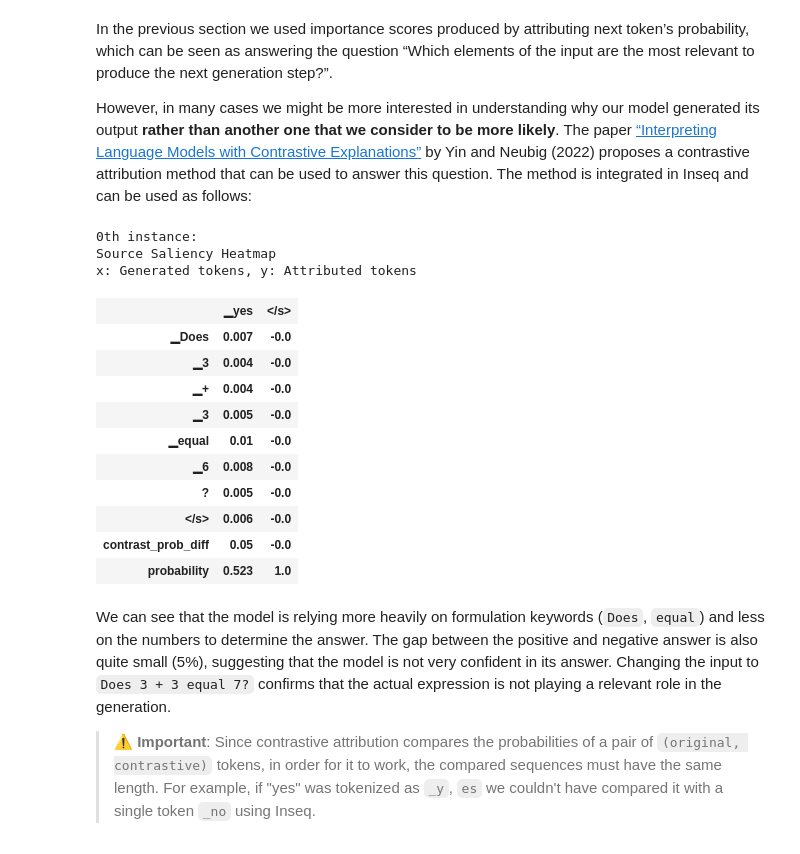
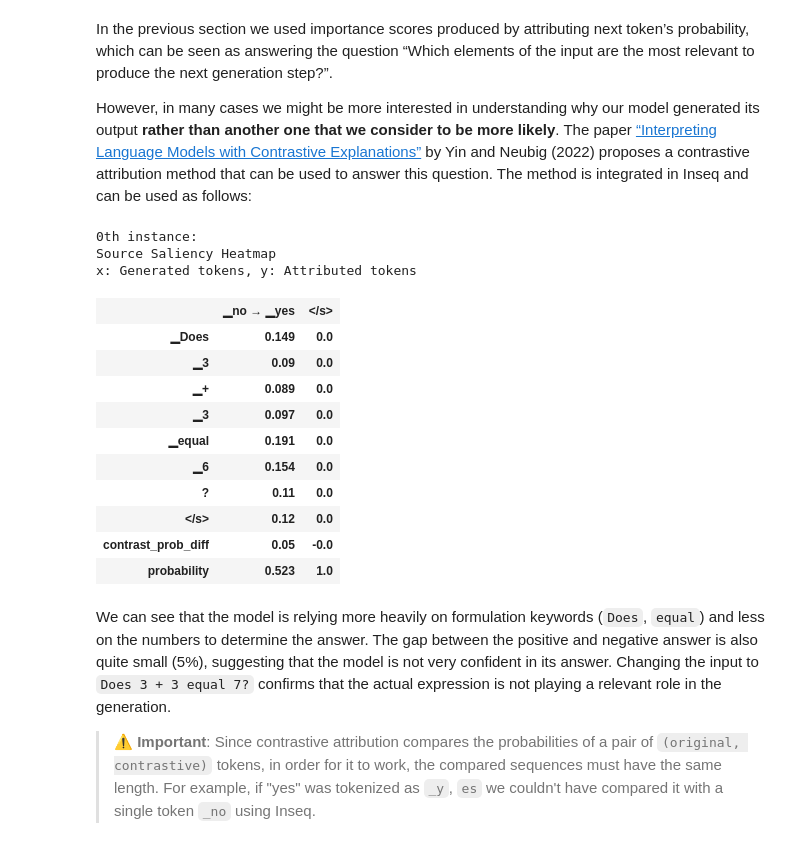
Before and after one commit to gsarti/ik-nlp-tutorials, a Jupyter notebook: notebooks/W5E_Inseq_Analysis.ipynb, the cells around one changed output. Saved outputs shown, nothing was run; the diff lists cells and outputs as text; code cells hidden in the pictures.

Commit message:
Fix contrastive attribution notebook example

```diff
--- a/notebooks/W5E_Inseq_Analysis.ipynb
+++ b/notebooks/W5E_Inseq_Analysis.ipynb
@@ -148,39 +148,34 @@ However, in many cases we might be more interested in understanding why our mode
 # %%
 import inseq
 
 model = inseq.load_model("google/flan-t5-base", "input_x_gradient")
-
-# Pre-compute ids and attention map for the contrastive target
-contrast = model.encode("no", as_targets=True)
 
 out = model.attribute(
     "Does 3 + 3 equal 6?",
     # Fix the original target
     "yes",
     attributed_fn="contrast_prob_diff",
     # Also show the probability delta between the two options
     step_scores=["contrast_prob_diff", "probability"],
-    contrast_ids=contrast.input_ids,
-    contrast_attention_mask=contrast.attention_mask,
+    contrast_targets="no",
 )
 
 # Normally attributions are normalized to sum up to 1
-# Here we want to see how they contribute to the probability difference instead
-out.weight_attributions("contrast_prob_diff")
+# Here we want to see how they contribute to the probability difference
 out.show()
 # %% [output]
 0th instance:
 Source Saliency Heatmap
 x: Generated tokens, y: Attributed tokens
-|  | ▁yes | </s> |
-| ▁Does | 0.007 | -0.0 |
-| ▁3 | 0.004 | -0.0 |
-| ▁+ | 0.004 | -0.0 |
-| ▁3 | 0.005 | -0.0 |
-| ▁equal | 0.01 | -0.0 |
-| ▁6 | 0.008 | -0.0 |
-| ? | 0.005 | -0.0 |
-| </s> | 0.006 | -0.0 |
+|  | ▁no → ▁yes | </s> |
+| ▁Does | 0.149 | 0.0 |
+| ▁3 | 0.09 | 0.0 |
+| ▁+ | 0.089 | 0.0 |
+| ▁3 | 0.097 | 0.0 |
+| ▁equal | 0.191 | 0.0 |
+| ▁6 | 0.154 | 0.0 |
+| ? | 0.11 | 0.0 |
+| </s> | 0.12 | 0.0 |
 | contrast_prob_diff | 0.05 | -0.0 |
 | probability | 0.523 | 1.0 |
 # %% [markdown]
```
